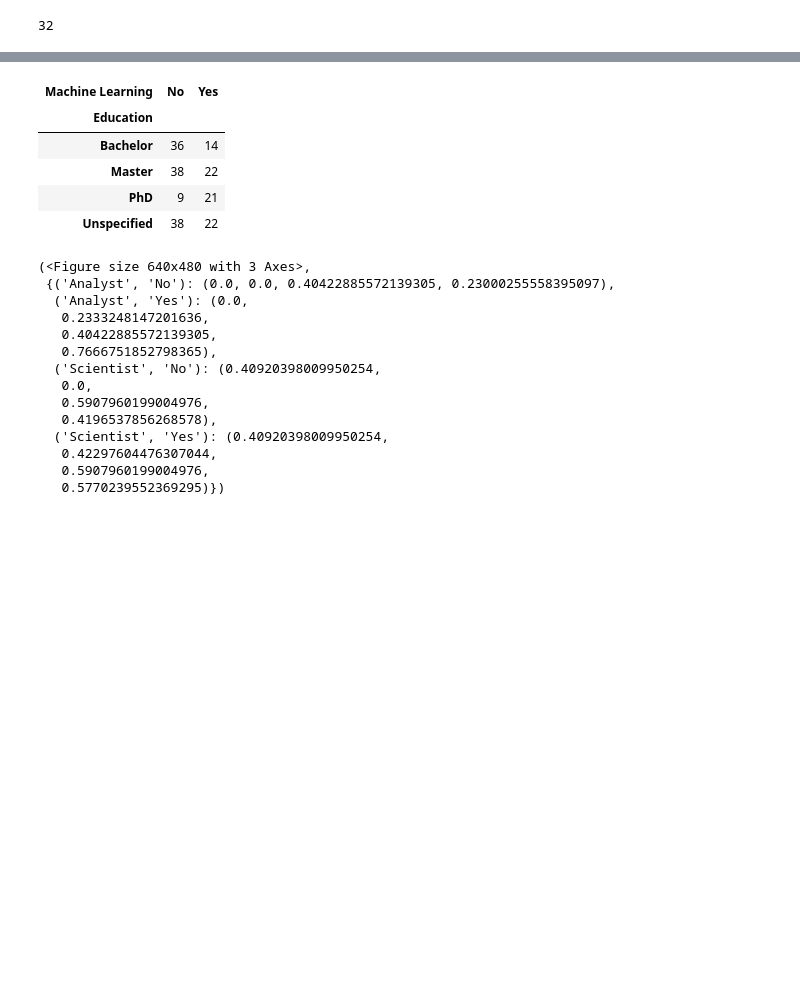
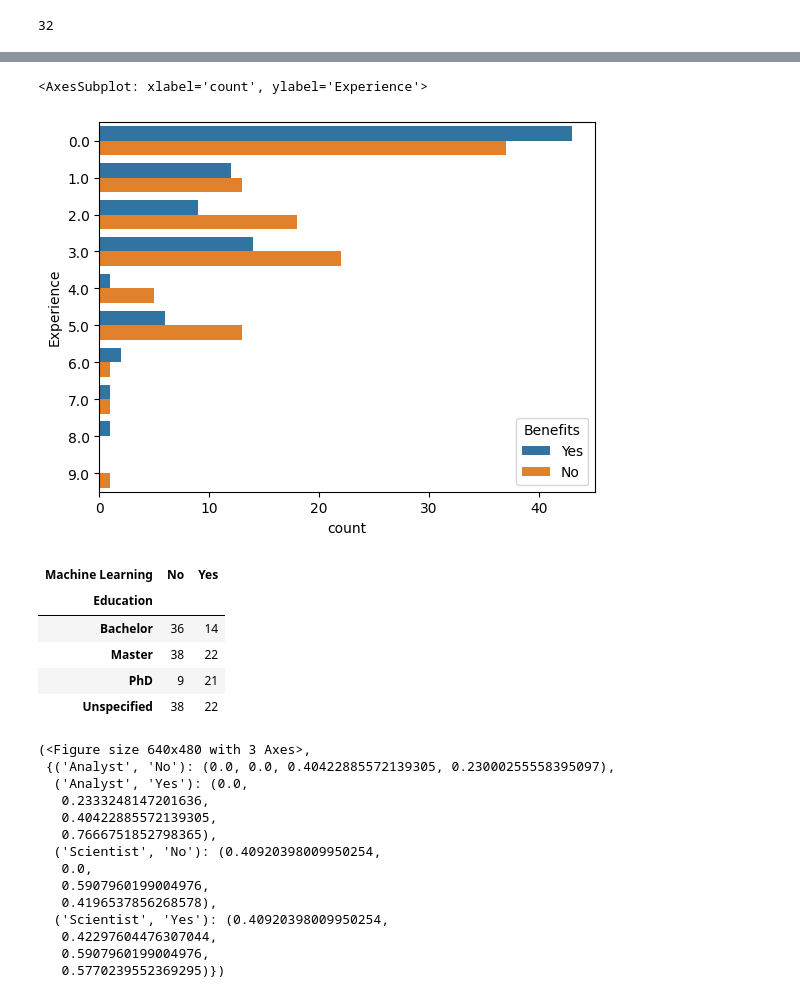
Before and after one commit to clwchanx/STA-141B, a Jupyter notebook: ggpairs.ipynb, the cells around one changed output, grey strips where cells are left out. Saved outputs shown, nothing was run; the diff lists cells and outputs as text; code cells hidden in the pictures; blank space fills up the shorter version.

```diff
--- a/ggpairs.ipynb
+++ b/ggpairs.ipynb
@@ -354,3 +359,8 @@ sns.boxplot(data=df_na, x="Education",y="Salary",ax=axes[1][3])
+# %%
+sns.countplot(data=df_plot, y='Experience',hue="Benefits")
+# %% [output]
+<AxesSubplot: xlabel='count', ylabel='Experience'>
+[figure, added]
 # %%
 #crosstable for benefits-ML
 crosstable=pd.crosstab(df_plot['Education'],df_plot['Machine Learning'])
```
Also changed, not shown: parts of 8 cells of this notebook.
